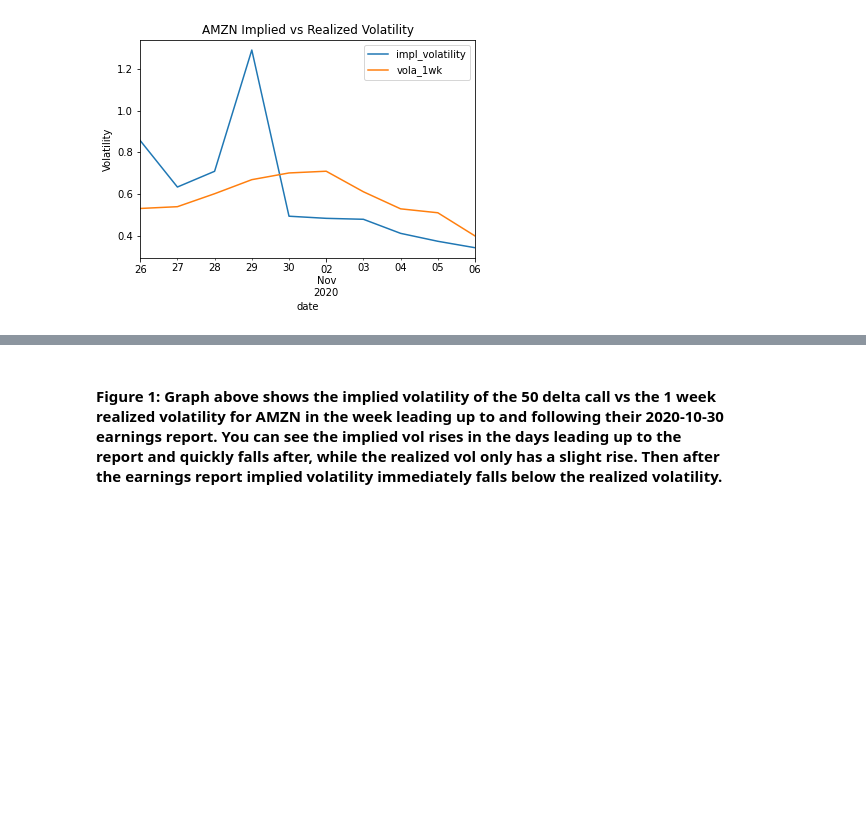
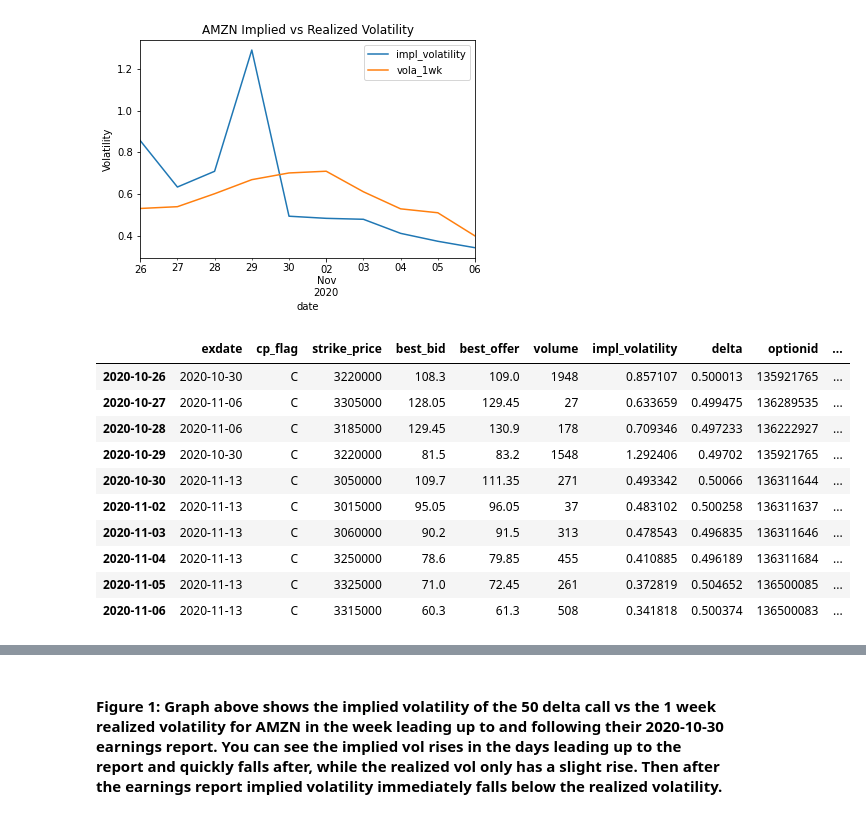
Before and after one commit to sampiaz/finmath_project, a Jupyter notebook: Krumdick_Piazza_Project_Draft.ipynb, the cells around one changed output, grey strips where cells are left out. Cells and saved outputs as stored; diff of their text form; code cells hidden in the pictures; blank space fills up the shorter version.

```diff
--- a/Krumdick_Piazza_Project_Draft.ipynb
+++ b/Krumdick_Piazza_Project_Draft.ipynb
@@ -197,3 +197,17 @@ calls, puts = GetATMs(data)
 CreateVisual('AMZN', closeVols, calls, puts)
 # %% [output]
 [figure]
+# %%
+calls
+# %% [output]
+|  | exdate | cp_flag | strike_price | best_bid | best_offer | volume | impl_volatility | delta | optionid | ... |
+| 2020-10-26 | 2020-10-30 | C | 3220000 | 108.3 | 109.0 | 1948 | 0.857107 | 0.500013 | 135921765 | ... |
+| 2020-10-27 | 2020-11-06 | C | 3305000 | 128.05 | 129.45 | 27 | 0.633659 | 0.499475 | 136289535 | ... |
+| 2020-10-28 | 2020-11-06 | C | 3185000 | 129.45 | 130.9 | 178 | 0.709346 | 0.497233 | 136222927 | ... |
+| 2020-10-29 | 2020-10-30 | C | 3220000 | 81.5 | 83.2 | 1548 | 1.292406 | 0.49702 | 135921765 | ... |
+| 2020-10-30 | 2020-11-13 | C | 3050000 | 109.7 | 111.35 | 271 | 0.493342 | 0.50066 | 136311644 | ... |
+| 2020-11-02 | 2020-11-13 | C | 3015000 | 95.05 | 96.05 | 37 | 0.483102 | 0.500258 | 136311637 | ... |
+| 2020-11-03 | 2020-11-13 | C | 3060000 | 90.2 | 91.5 | 313 | 0.478543 | 0.496835 | 136311646 | ... |
+| 2020-11-04 | 2020-11-13 | C | 3250000 | 78.6 | 79.85 | 455 | 0.410885 | 0.496189 | 136311684 | ... |
+| 2020-11-05 | 2020-11-13 | C | 3325000 | 71.0 | 72.45 | 261 | 0.372819 | 0.504652 | 136500085 | ... |
+| 2020-11-06 | 2020-11-13 | C | 3315000 | 60.3 | 61.3 | 508 | 0.341818 | 0.500374 | 136500083 | ... |
```
Also changed, not shown: parts of 3 cells of this notebook, 1 other file.
